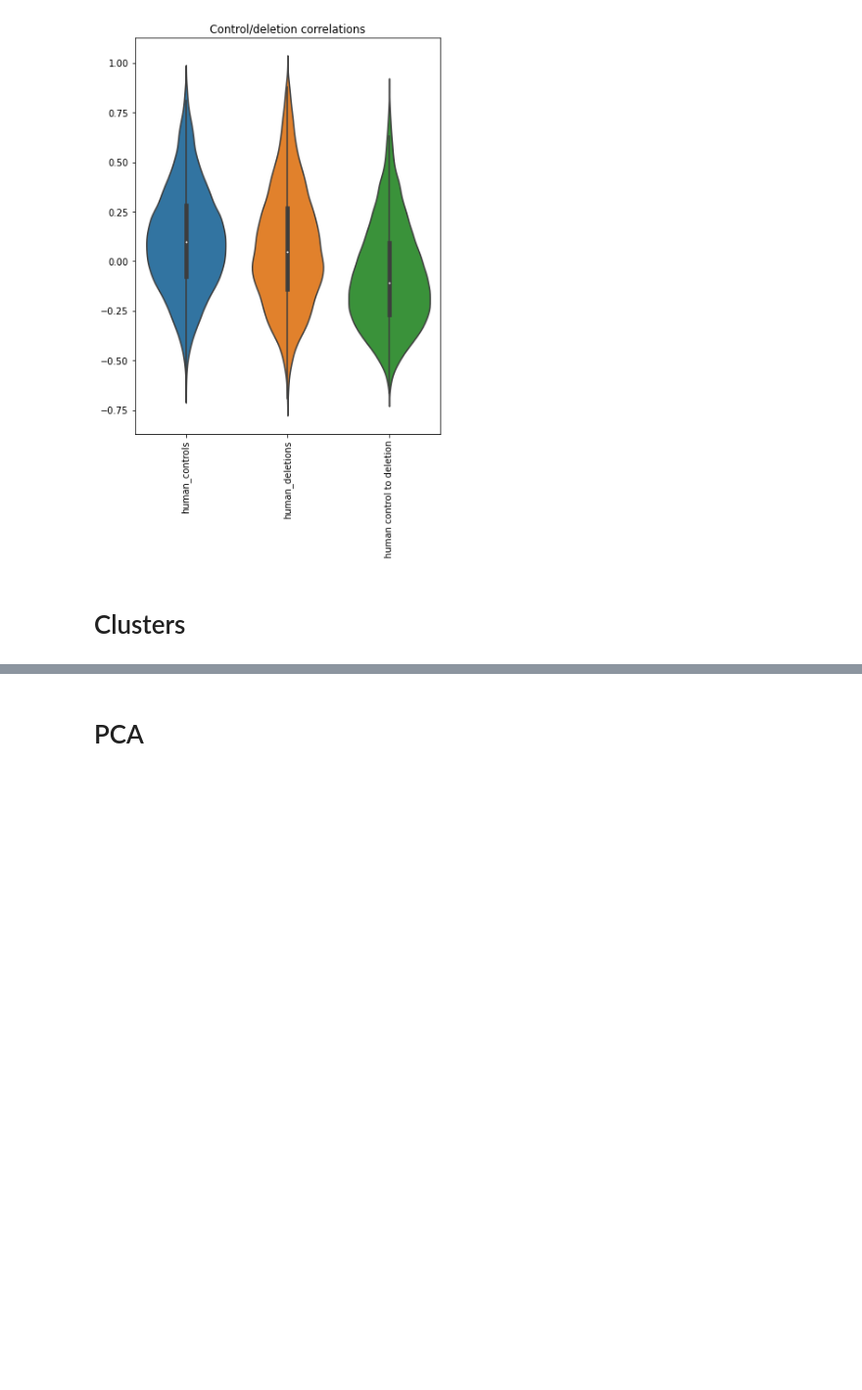
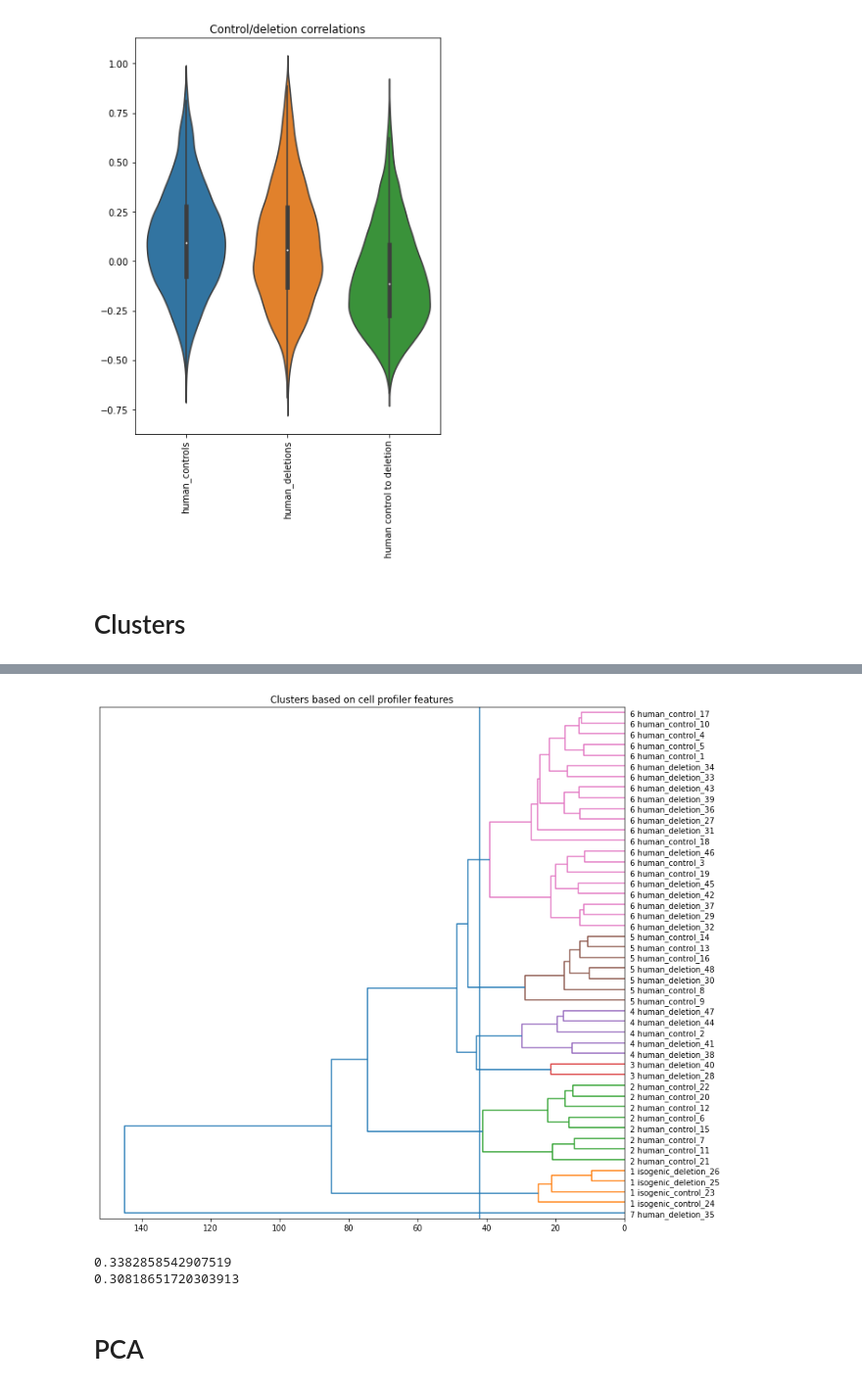
Before and after one commit to broadinstitute/NeuroPainting, a Jupyter notebook: analysis/STEM1_01_eda.ipynb, the cells around one changed output, grey strips where cells are left out. Shown at 98% size. Cells and saved outputs as stored; diff of their text form; code cells hidden in the pictures; blank space fills up the shorter version.

```diff
--- a/analysis/STEM1_01_eda.ipynb
+++ b/analysis/STEM1_01_eda.ipynb
@@ -261,3 +260,20 @@ clusters1 = hierarchical_cluster(data_by_line, 40, show=True)
+# %%
+data_by_line_orig = data_by_well_orig.copy()
+data_by_line_orig['split'] = data_by_line_orig.index.str.split('_')
+data_by_line_orig['perturb'] = [i[0] + '_' + i[1] + '_' + i[2] for i in data_by_line_orig['split']]
+data_by_line_orig = data_by_line_orig.groupby(by='perturb').median()
+clusters_no_exclude = hierarchical_cluster(data_by_line_orig, 42, show=True)
+# %% [output]
+[figure, added]
+# %%
+# Compare homogeneity score between the clusters with and without excluding outlier wells
+clusters1['perturb'] = clusters1.index.str.split('_').map(lambda x: x[0] + '_' + x[1])
+print(homogeneity_score(clusters1['cluster_num'], clusters1['perturb']))
+clusters_no_exclude['perturb'] = clusters_no_exclude.index.str.split('_').map(lambda x: x[0] + '_' + x[1])
+print(homogeneity_score(clusters_no_exclude['cluster_num'], clusters_no_exclude['perturb']))
+# %% [output]
+0.3382858542907519
+0.30818651720303913
 # %% [markdown]
 # PCA
 # %%
```
Also changed, not shown: parts of 21 cells of this notebook.
